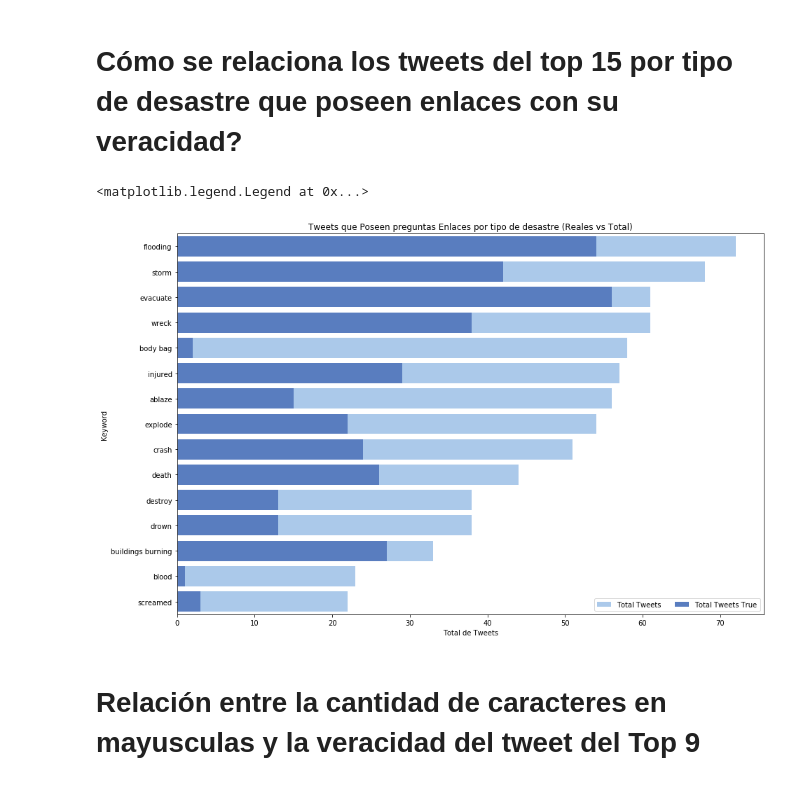
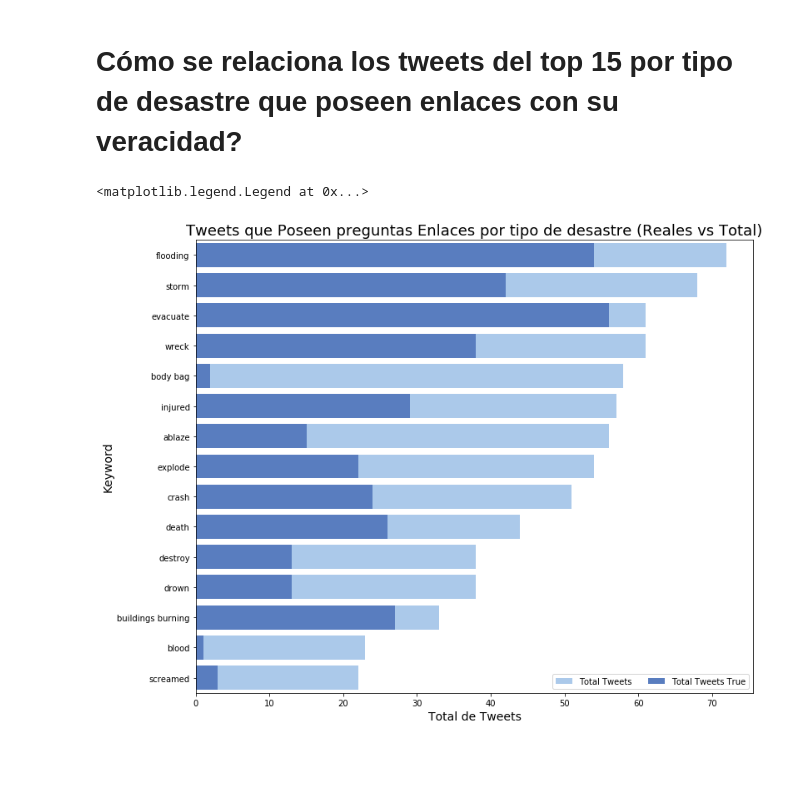
Before and after one commit to danielacarrero/orga-datos, a Jupyter notebook: TP1/tp1.ipynb, the cells around one changed output. Saved outputs shown, nothing was run; the diff lists cells and outputs as text; code cells hidden in the pictures; blank space fills up the shorter version.

```diff
--- a/TP1/tp1.ipynb
+++ b/TP1/tp1.ipynb
@@ -5,8 +5,7 @@ import matplotlib.pyplot as plt
 import numpy as np
 from matplotlib import rcParams
 from fuzzywuzzy import fuzz #conda install -c conda-forge fuzzywuzzy
-sns.set_palette("husl")
-rcParams['figure.figsize'] = 7,7
+sns.set_palette("muted")
 tweets = pd.read_csv('orga-datos/TP1/data/train.csv')
 tweets
 # %% [output]
@@ -25,6 +24,7 @@ tweets
 7613 rows × 5 columns
 # %%
 tweets_text = tweets.loc[:,['text','target']]
-tweets_text['target'] = tweets_text['target'] == 1
+tweets_text['target_boolean'] = tweets_text['target']
+tweets_text['target'] = tweets_text['target'].transform(lambda x: 'Real' if x == 1 else 'Falso')
 tweets_text
 # %% [output]
@@ -421,7 +420,7 @@ tweets_text_key_top
 # %%
 tweets_text_key_top['contain_question'] = tweets_text_key_top.text.transform(lambda x: "?" in x)
 # %%
-rcParams['figure.figsize'] = 15,10
+rcParams['figure.figsize'] = 12,10
 
 sns.set_color_codes("pastel")
 data= tweets_text_key_top.loc[tweets_text_key_top.contain_question == True].groupby(['keyword_grouped']).agg({'text':['count'],'target':['sum']}).reset_index().sort_values(by=('text','count'),ascending=False)
@@ -429,9 +428,9 @@ sns.barplot(data = data,y='keyword_grouped',x=('text','count'), color="b",label=
 
 sns.set_color_codes("muted")
 ax = sns.barplot(data = data,y='keyword_grouped',x=('target','sum'), color="b",label= 'Total Tweets True')
-ax.set_title("Tweets que Poseen preguntas separados por tipo de desastre (Reales vs Total)")
-ax.set_xlabel("Total de Tweets")
-ax.set_ylabel("Keyword")
+ax.set_title("Tweets que Poseen preguntas separados por tipo de desastre (Reales vs Total)",fontsize= 18)
+ax.set_xlabel("Total de Tweets", fontsize= 14)
+ax.set_ylabel("Keyword",fontsize= 14)
 
 ax.legend(ncol=2, loc="lower right", frameon=True)
 # %% [output]
@@ -444,16 +443,14 @@ tweets_text_key_top['contain_link'] = tweets_text_key_top.text.transform(lambda
 # %%
 sns.set_color_codes("pastel")
 data= tweets_text_key_top.loc[tweets_text_key_top.contain_link == True].groupby(['keyword_grouped']).agg({'text':['count'],'target':['sum']}).reset_index().sort_values(by=('text','count'),ascending=False)
 sns.barplot(data = data,y='keyword_grouped',x=('text','count'), color="b",label= 'Total Tweets')
 
 sns.set_color_codes("muted")
 ax = sns.barplot(data = data,y='keyword_grouped',x=('target','sum'), color="b",label= 'Total Tweets True')
-ax.set_title("Tweets que Poseen preguntas Enlaces por tipo de desastre (Reales vs Total)")
-ax.set_xlabel("Total de Tweets")
-ax.set_ylabel("Keyword")
+ax.set_title("Tweets que Poseen preguntas Enlaces por tipo de desastre (Reales vs Total)",fontsize= 18)
+ax.set_xlabel("Total de Tweets",fontsize= 14)
+ax.set_ylabel("Keyword",fontsize= 14)
 ax.legend(ncol=2, loc="lower right", frameon=True)
 # %% [output]
 <matplotlib.legend.Legend at 0x...>
-[figure, old version]
+[figure, new version]
-# %% [markdown]
-# Relación entre la cantidad de caracteres en mayusculas y la veracidad del tweet del Top 9
```
Also changed, not shown: parts of 23 cells of this notebook.
